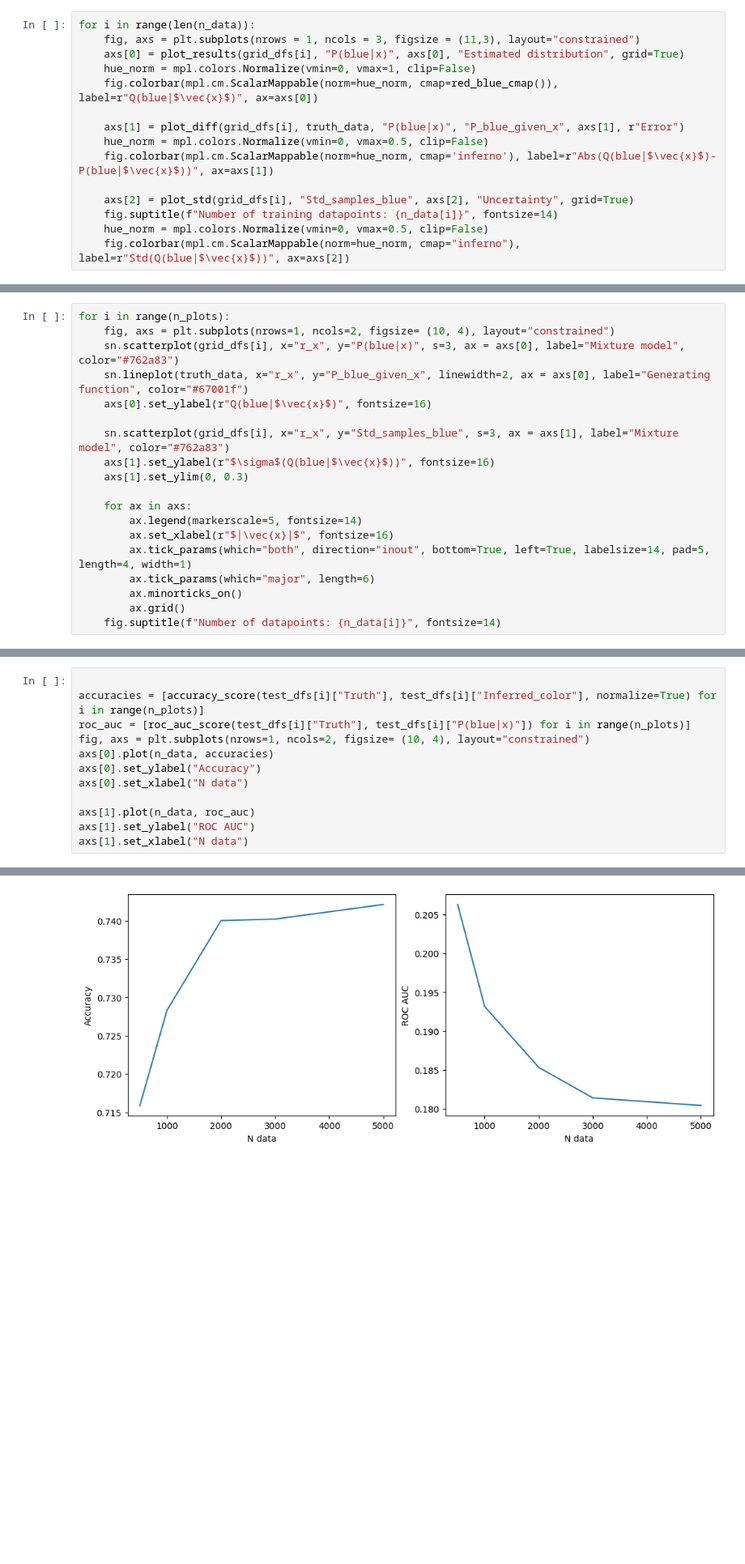
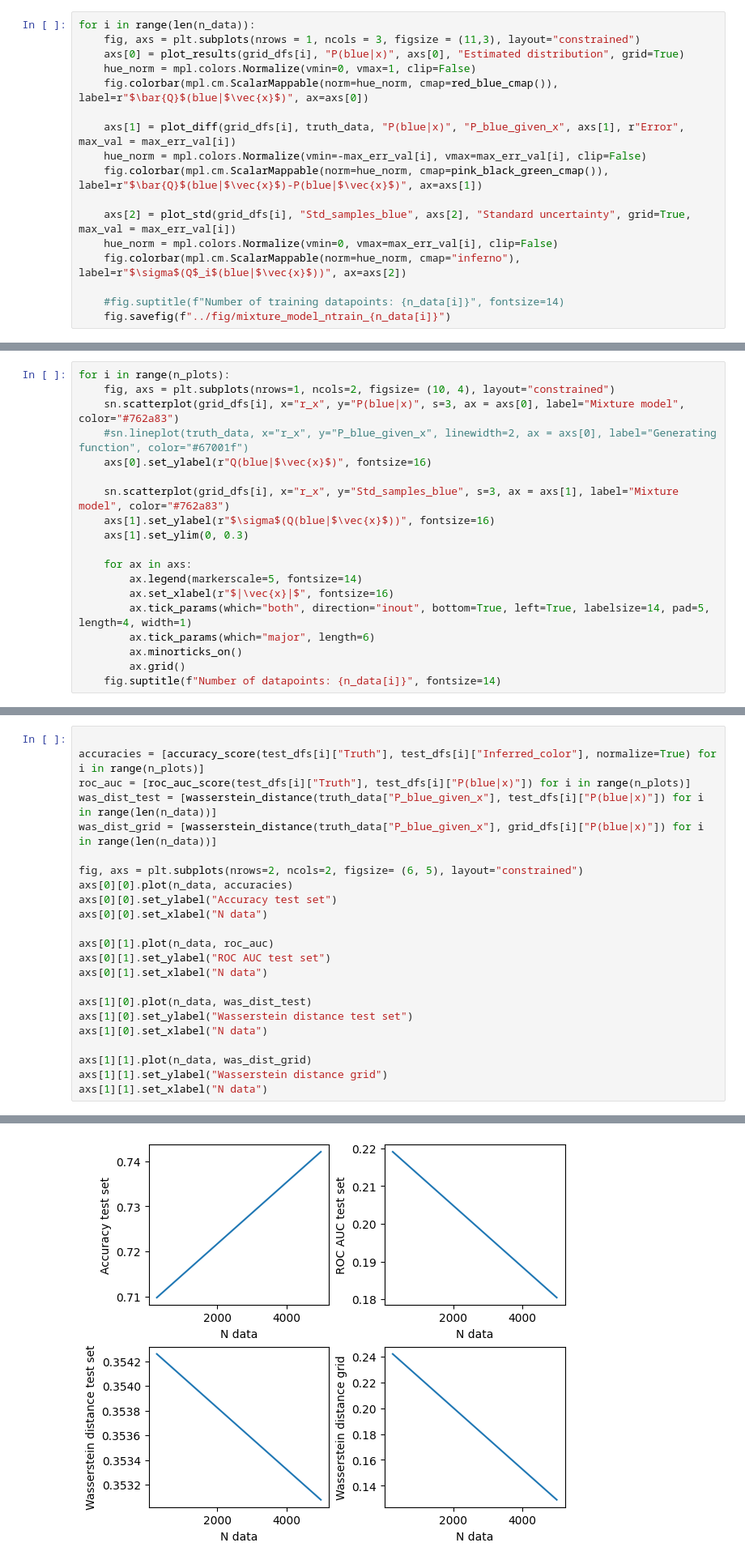
Before and after one commit to choisant/foundational-modeling, a Jupyter notebook: toy_experiment/inferno/inference_results.ipynb, the cells around one changed output, grey strips where cells are left out. Shown at 81% size. Drawn from its saved outputs; the diff is of its cells as text; blank space fills up the shorter version.

```diff
--- a/toy_experiment/inferno/inference_results.ipynb
+++ b/toy_experiment/inferno/inference_results.ipynb
@@ -219,14 +221,16 @@ for i in range(len(n_data)):
     fig, axs = plt.subplots(nrows = 1, ncols = 3, figsize = (11,3), layout="constrained")
     axs[0] = plot_results(grid_dfs[i], "P(blue|x)", axs[0], "Estimated distribution", grid=True)
     hue_norm = mpl.colors.Normalize(vmin=0, vmax=1, clip=False)
-    fig.colorbar(mpl.cm.ScalarMappable(norm=hue_norm, cmap=red_blue_cmap()), label=r"Q(blue|$\vec{x}$)", ax=axs[0])
+    fig.colorbar(mpl.cm.ScalarMappable(norm=hue_norm, cmap=red_blue_cmap()), label=r"$\bar{Q}$(blue|$\vec{x}$)", ax=axs[0])
 
-    axs[1] = plot_diff(grid_dfs[i], truth_data, "P(blue|x)", "P_blue_given_x", axs[1], r"Error")
-    hue_norm = mpl.colors.Normalize(vmin=0, vmax=0.5, clip=False)
-    fig.colorbar(mpl.cm.ScalarMappable(norm=hue_norm, cmap='inferno'), label=r"Abs(Q(blue|$\vec{x}$)-P(blue|$\vec{x}$))", ax=axs[1])
+    axs[1] = plot_diff(grid_dfs[i], truth_data, "P(blue|x)", "P_blue_given_x", axs[1], r"Error", max_val = max_err_val[i])
+    hue_norm = mpl.colors.Normalize(vmin=-max_err_val[i], vmax=max_err_val[i], clip=False)
+    fig.colorbar(mpl.cm.ScalarMappable(norm=hue_norm, cmap=pink_black_green_cmap()), label=r"$\bar{Q}$(blue|$\vec{x}$)-P(blue|$\vec{x}$)", ax=axs[1])
 
-    axs[2] = plot_std(grid_dfs[i], "Std_samples_blue", axs[2], "Uncertainty", grid=True)
-    fig.suptitle(f"Number of training datapoints: {n_data[i]}", fontsize=14)
-    hue_norm = mpl.colors.Normalize(vmin=0, vmax=0.5, clip=False)
-    fig.colorbar(mpl.cm.ScalarMappable(norm=hue_norm, cmap="inferno"), label=r"Std(Q(blue|$\vec{x}$))", ax=axs[2])
+    axs[2] = plot_std(grid_dfs[i], "Std_samples_blue", axs[2], "Standard uncertainty", grid=True, max_val = max_err_val[i])
+    hue_norm = mpl.colors.Normalize(vmin=0, vmax=max_err_val[i], clip=False)
+    fig.colorbar(mpl.cm.ScalarMappable(norm=hue_norm, cmap="inferno"), label=r"$\sigma$(Q$_i$(blue|$\vec{x}$))", ax=axs[2])
+
+    #fig.suptitle(f"Number of training datapoints: {n_data[i]}", fontsize=14)
+    fig.savefig(f"../fig/mixture_model_ntrain_{n_data[i]}")
 # %% [output]
@@ -268,7 +267,7 @@ for i in range(len(n_data)):
 for i in range(n_plots):
     fig, axs = plt.subplots(nrows=1, ncols=2, figsize= (10, 4), layout="constrained")
     sn.scatterplot(grid_dfs[i], x="r_x", y="P(blue|x)", s=3, ax = axs[0], label="Mixture model", color="#762a83")
-    sn.lineplot(truth_data, x="r_x", y="P_blue_given_x", linewidth=2, ax = axs[0], label="Generating function", color="#67001f")
+    #sn.lineplot(truth_data, x="r_x", y="P_blue_given_x", linewidth=2, ax = axs[0], label="Generating function", color="#67001f")
     axs[0].set_ylabel(r"Q(blue|$\vec{x}$)", fontsize=16)
 
     sn.scatterplot(grid_dfs[i], x="r_x", y="Std_samples_blue", s=3, ax = axs[1], label="Mixture model", color="#762a83")
@@ -311,18 +308,29 @@ for i in range(len(n_data)):
 # %%
 
 accuracies = [accuracy_score(test_dfs[i]["Truth"], test_dfs[i]["Inferred_color"], normalize=True) for i in range(n_plots)]
 roc_auc = [roc_auc_score(test_dfs[i]["Truth"], test_dfs[i]["P(blue|x)"]) for i in range(n_plots)]
-fig, axs = plt.subplots(nrows=1, ncols=2, figsize= (10, 4), layout="constrained")
-axs[0].plot(n_data, accuracies)
-axs[0].set_ylabel("Accuracy")
-axs[0].set_xlabel("N data")
+was_dist_test = [wasserstein_distance(truth_data["P_blue_given_x"], test_dfs[i]["P(blue|x)"]) for i in range(len(n_data))]
+was_dist_grid = [wasserstein_distance(truth_data["P_blue_given_x"], grid_dfs[i]["P(blue|x)"]) for i in range(len(n_data))]
 
-axs[1].plot(n_data, roc_auc)
-axs[1].set_ylabel("ROC AUC")
-axs[1].set_xlabel("N data")
+fig, axs = plt.subplots(nrows=2, ncols=2, figsize= (6, 5), layout="constrained")
+axs[0][0].plot(n_data, accuracies)
+axs[0][0].set_ylabel("Accuracy test set")
+axs[0][0].set_xlabel("N data")
+
+axs[0][1].plot(n_data, roc_auc)
+axs[0][1].set_ylabel("ROC AUC test set")
+axs[0][1].set_xlabel("N data")
+
+axs[1][0].plot(n_data, was_dist_test)
+axs[1][0].set_ylabel("Wasserstein distance test set")
+axs[1][0].set_xlabel("N data")
+
+axs[1][1].plot(n_data, was_dist_grid)
+axs[1][1].set_ylabel("Wasserstein distance grid")
+axs[1][1].set_xlabel("N data")
 # %% [output]
 Text(0.5, 0, 'N data')
-[figure, old version]
+[figure, new version]
 # %% [markdown]
 ### Calibration
 # %%
```
Also changed, not shown: parts of 8 cells of this notebook, 57 other files.
